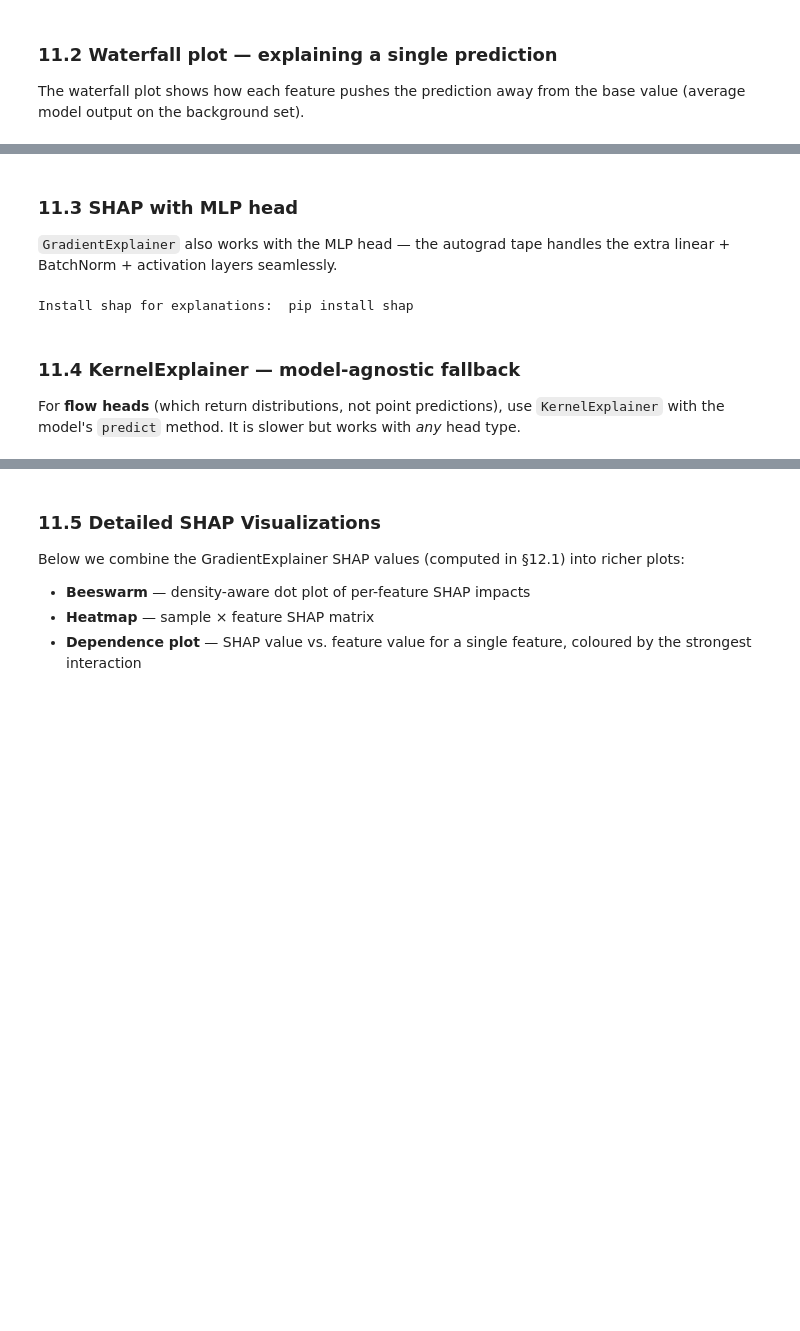
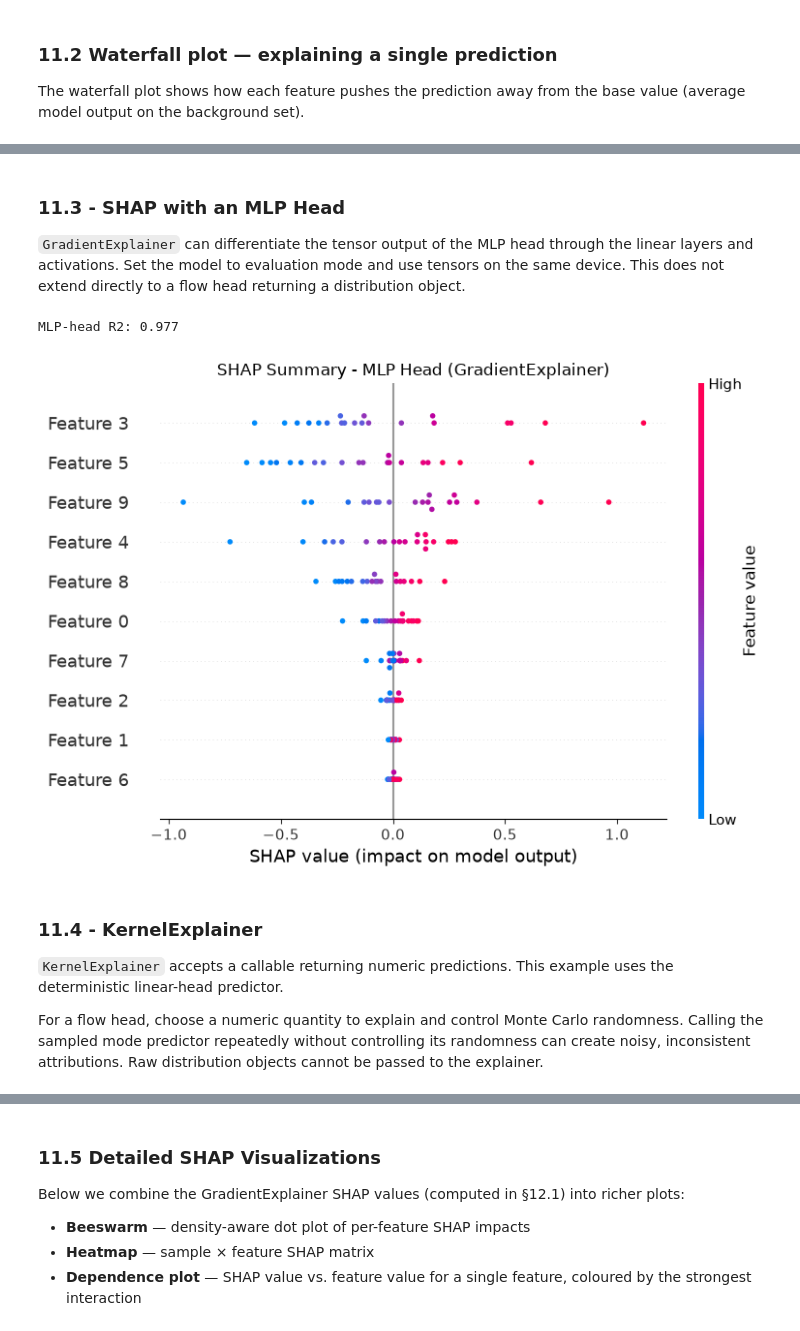
Before and after one commit to Bayer-Group/MotherML, a Jupyter notebook: examples/notebooks/05_advanced/05_NODE.ipynb, the cells around one changed output, grey strips where cells are left out. Saved outputs shown, nothing was run; the diff lists cells and outputs as text; code cells hidden in the pictures; blank space fills up the shorter version.

```diff
--- a/examples/notebooks/05_advanced/05_NODE.ipynb
+++ b/examples/notebooks/05_advanced/05_NODE.ipynb
@@ -2406,52 +1969,50 @@ Install shap for explanations:  pip install shap
 # %% [markdown]
-### 11.3 SHAP with MLP head
+### 11.3 - SHAP with an MLP Head
 
-`GradientExplainer` also works with the MLP head — the autograd tape handles
-the extra linear + BatchNorm + activation layers seamlessly.
+`GradientExplainer` can differentiate the tensor output of the MLP head through the linear layers and activations. Set the model to evaluation mode and use tensors on the same device. This does not extend directly to a flow head returning a distribution object.
 # %%
 try:
     import shap
 
     node_mlp_shap = NODERegressor(
         num_trees=256,
         depth=4,
         head_type="mlp",
         mlp_hidden_dims=[64, 32],
         max_epochs=20,
         lr=0.01,
         device="cpu",
         verbose=0,
     )
     node_mlp_shap.fit(X_train, y_train)
-    print(f"MLP-head R²: {r2_score(y_test, node_mlp_shap.predict(X_test)):.3f}")
+    node_mlp_shap.module_.eval()
+    print(f"MLP-head R2: {r2_score(y_test, node_mlp_shap.predict(X_test)):.3f}")
 
     explainer_mlp = shap.GradientExplainer(
         node_mlp_shap.module_,
         torch.tensor(X_train[:50], dtype=torch.float32),
     )
-    shap_mlp = explainer_mlp.shap_values(
-        torch.tensor(X_test[:20], dtype=torch.float32),
-    )
+    shap_mlp = explainer_mlp.shap_values(torch.tensor(X_test[:20], dtype=torch.float32))
     if hasattr(shap_mlp, "shape") and len(shap_mlp.shape) == 3:
         shap_mlp = shap_mlp.squeeze(-1)
 
     plt.figure(figsize=(10, 6))
     shap.summary_plot(shap_mlp, X_test[:20], show=False)
-    plt.title("SHAP Summary — MLP Head (GradientExplainer)")
+    plt.title("SHAP Summary - MLP Head (GradientExplainer)")
     plt.tight_layout()
     plt.show()
-    print("✅ GradientExplainer works with all NODE head types!")
 
 except ImportError:
-    print("Install shap for explanations:  pip install shap")
+    print("Install shap for explanations: pip install shap")
 # %% [output]
-Install shap for explanations:  pip install shap
+MLP-head R2: 0.977
+[figure, added]
 # %% [markdown]
-### 11.4 KernelExplainer — model-agnostic fallback
+### 11.4 - KernelExplainer
 
-For **flow heads** (which return distributions, not point predictions),
-use `KernelExplainer` with the model's `predict` method.
-It is slower but works with *any* head type.
+`KernelExplainer` accepts a callable returning numeric predictions. This example uses the deterministic linear-head predictor.
+
+For a flow head, choose a numeric quantity to explain and control Monte Carlo randomness. Calling the sampled mode predictor repeatedly without controlling its randomness can create noisy, inconsistent attributions. Raw distribution objects cannot be passed to the explainer.
 # %%
 try:
     import shap
```
Also changed, not shown: parts of 38 cells of this notebook, 9 other files.
